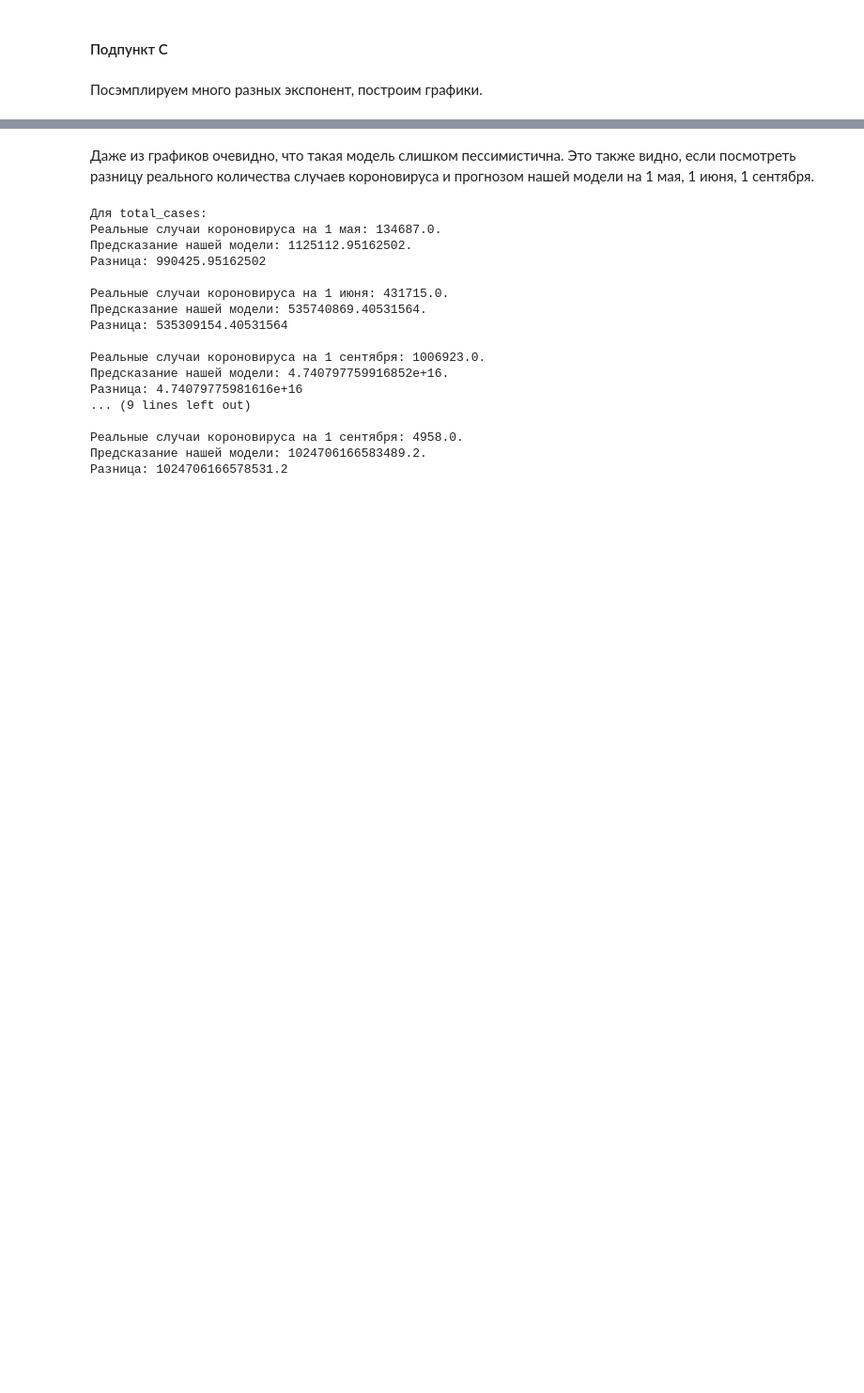
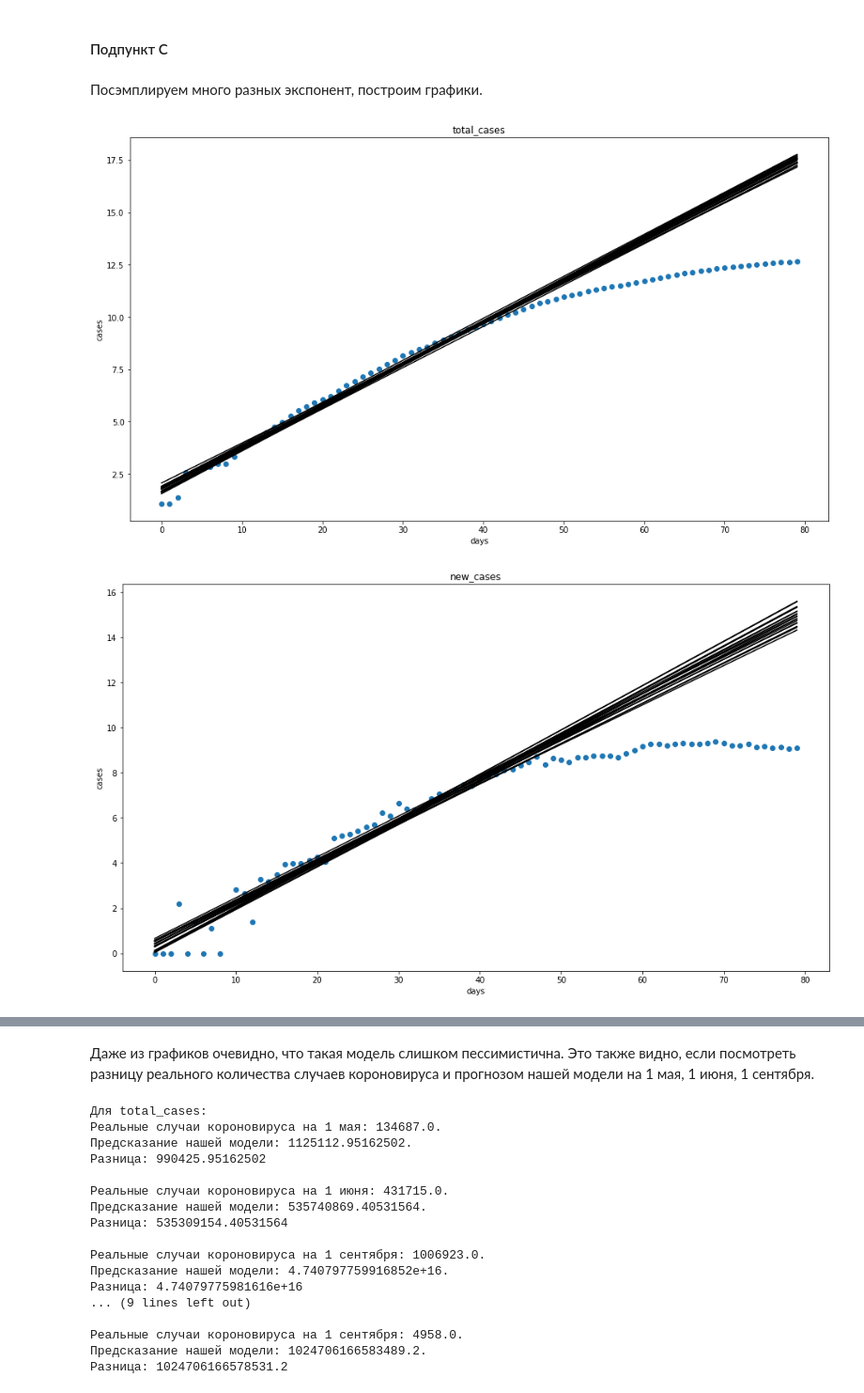
Before and after one commit to maxima1ist/made-advanced-ml-2022-hw, a Jupyter notebook: hw-1/linear_regression.ipynb, the cells around one changed output, grey strips where cells are left out. Shown at 94% size. Cells and saved outputs as stored; diff of their text form; code cells hidden in the pictures; blank space fills up the shorter version.

```diff
--- a/hw-1/linear_regression.ipynb
+++ b/hw-1/linear_regression.ipynb
@@ -241,15 +240,18 @@ for target in targets:
 # %% [markdown]
 Посэмплируем много разных экспонент, построим графики.
 # %%
-def myplot_sample_lines(mu, sigma,
-                        xs, ys,
-                        title=None,
-                        xlabel=None,
-                        ylabel=None):
+def get_and_plot_sample_lines(mu, sigma,
+                              xs, ys,
+                              title=None,
+                              xlabel=None,
+                              ylabel=None):
     plt.figure(figsize=(16, 9))
 
+    samples = []
     for w in np.random.multivariate_normal(mu, sigma, 20):
-        plt.plot(xs, w[0] + w[1] * np.array(xs), 'k-')
+        sample = [w[0] + w[1] * x for x in xs]
+        samples.append(sample)
+        plt.plot(xs, sample, 'k-')
 
     plt.scatter(xs, ys)
 
@@ -261,3 +263,20 @@ def myplot_sample_lines(mu, sigma,
         plt.ylabel(ylabel)
 
     plt.show()
+
+    return samples
+# %%
+samples = {}
+
+for target in targets:
+    samples[target] = get_and_plot_sample_lines(
+                        mu_sigma[target][0],
+                        mu_sigma[target][1],
+                        days,
+                        train_target_log[target].append(test_target_log[target]),
+                        target,
+                        "days",
+                        "cases")
+# %% [output]
+[figure, added]
+[figure, added]
```
Also changed, not shown: parts of 14 cells of this notebook.
